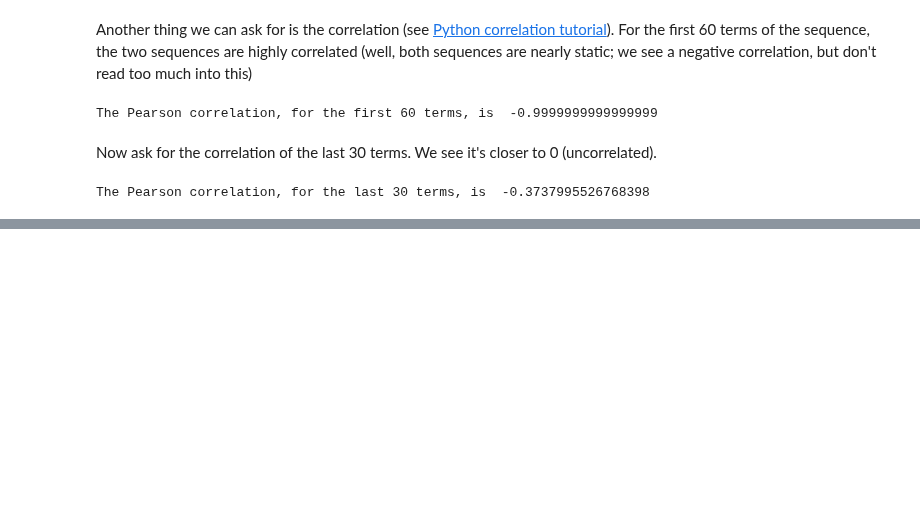
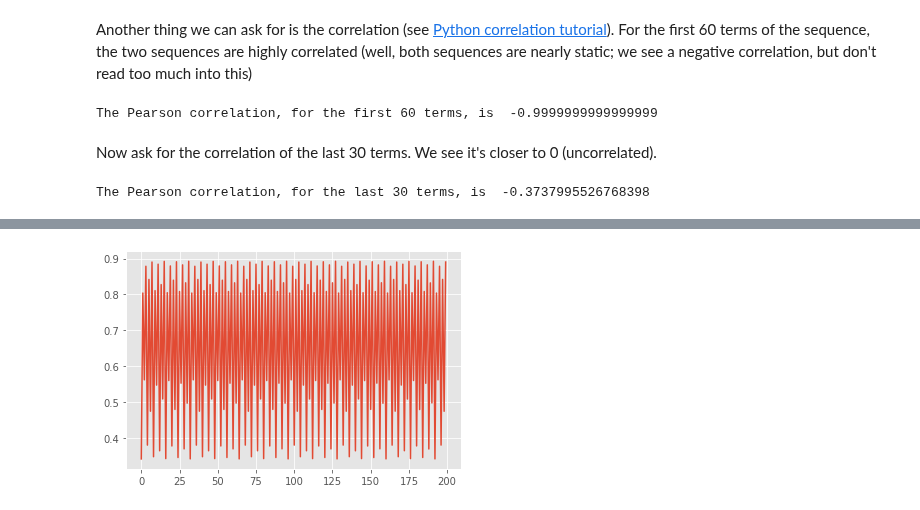
Before and after one commit to stephenbeckr/numerical-analysis-class, a Jupyter notebook: Demos/Ch2_TentMapSensitivity.ipynb, the cells around one changed output, grey strips where cells are left out. Drawn from its saved outputs; the diff is of its cells as text; code cells hidden in the pictures; blank space fills up the shorter version.

```diff
--- a/Demos/Ch2_TentMapSensitivity.ipynb
+++ b/Demos/Ch2_TentMapSensitivity.ipynb
@@ -66,0 +98,14 @@ The Pearson correlation, for the last 30 terms, is  -0.3737995526768398
+# %%
+r = 3.57
+g  = lambda x : r*x*(1-x)
+
+x  = .6
+
+N   = int(1e3)
+X   = np.zeros(N)
+for i in range(N):
+  X[i] = x
+  x   = g(x)
+plt.plot(X[-200:]);
+# %% [output]
+[figure, added]
```
Also changed, not shown: parts of 3 cells of this notebook.
